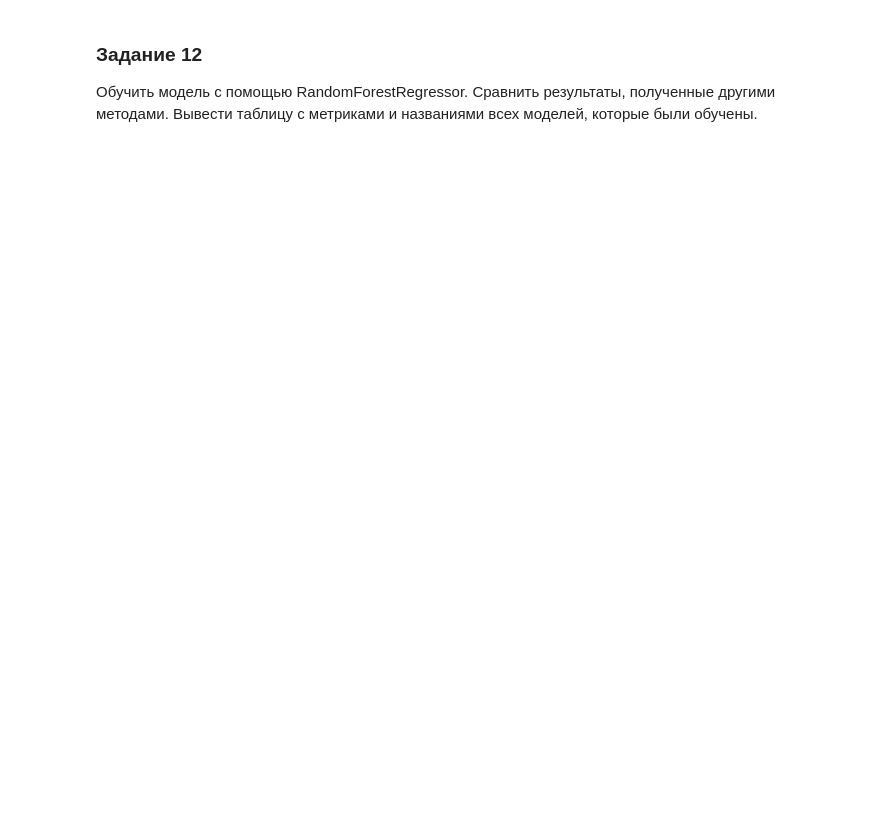
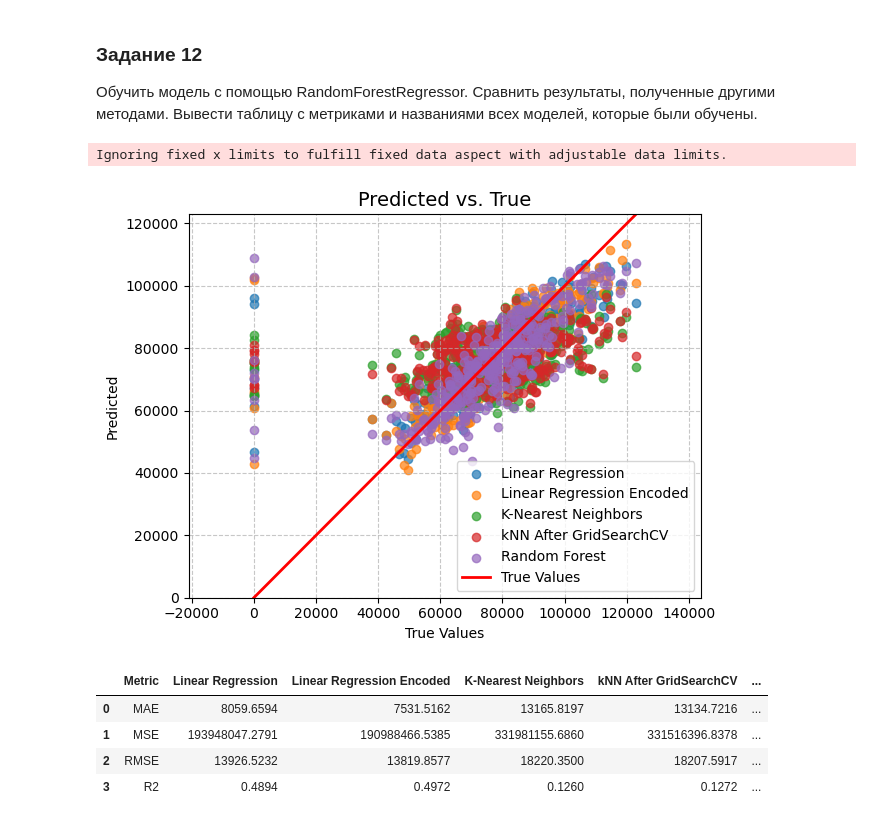
Before and after one commit to tush00nka/DA_lab_3, a Jupyter notebook: ЛР3_Борисоглебский_12.ipynb, the cells around one changed output. Saved outputs shown, nothing was run; the diff lists cells and outputs as text; code cells hidden in the pictures; blank space fills up the shorter version.

```diff
--- a/ЛР3_Борисоглебский_12.ipynb
+++ b/ЛР3_Борисоглебский_12.ipynb
@@ -731,3 +786,20 @@ Ignoring fixed x limits to fulfill fixed data aspect with adjustable data limits
 Обучить модель с помощью RandomForestRegressor. Сравнить результаты,
 полученные другими методами. Вывести таблицу с метриками и названиями всех
 моделей, которые были обучены.
+# %%
+from sklearn.ensemble import RandomForestRegressor
+
+model = RandomForestRegressor(n_estimators=100, random_state=42)
+model.fit(X_train, y_train)
+forest_predict = model.predict(X_valid)
+
+pred_vs_true(y_valid, {"Linear Regression": predictions_valid, "Linear Regression Encoded": encoded_predicted, "K-Nearest Neighbors": predicted, "kNN After GridSearchCV": predicted_optimal, "Random Forest": forest_predict})
+get_metrics(y_valid, {"Linear Regression": predictions_valid, "Linear Regression Encoded": encoded_predicted, "K-Nearest Neighbors": predicted, "kNN After GridSearchCV": predicted_optimal, "Random Forest": forest_predict})
+# %% [output]
+Ignoring fixed x limits to fulfill fixed data aspect with adjustable data limits.
+[figure, added]
+|  | Metric | Linear Regression | Linear Regression Encoded | K-Nearest Neighbors | kNN After GridSearchCV | ... |
+| 0 | MAE | 8059.6594 | 7531.5162 | 13165.8197 | 13134.7216 | ... |
+| 1 | MSE | 193948047.2791 | 190988466.5385 | 331981155.6860 | 331516396.8378 | ... |
+| 2 | RMSE | 13926.5232 | 13819.8577 | 18220.3500 | 18207.5917 | ... |
+| 3 | R2 | 0.4894 | 0.4972 | 0.1260 | 0.1272 | ... |
```
Also changed, not shown: parts of 8 cells of this notebook.
